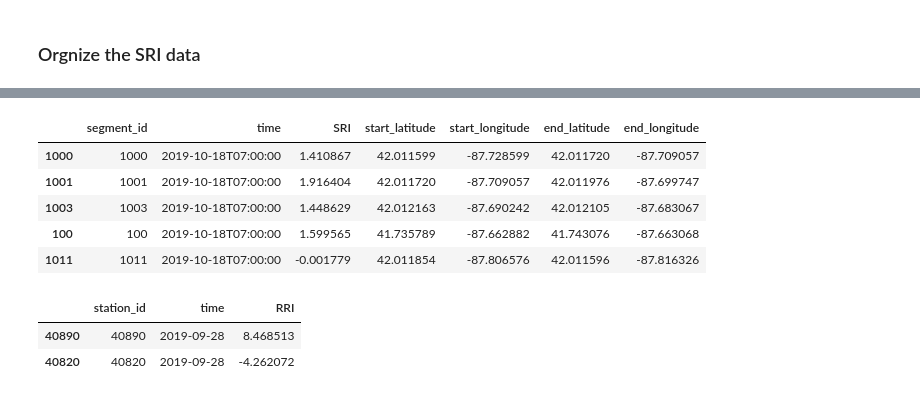
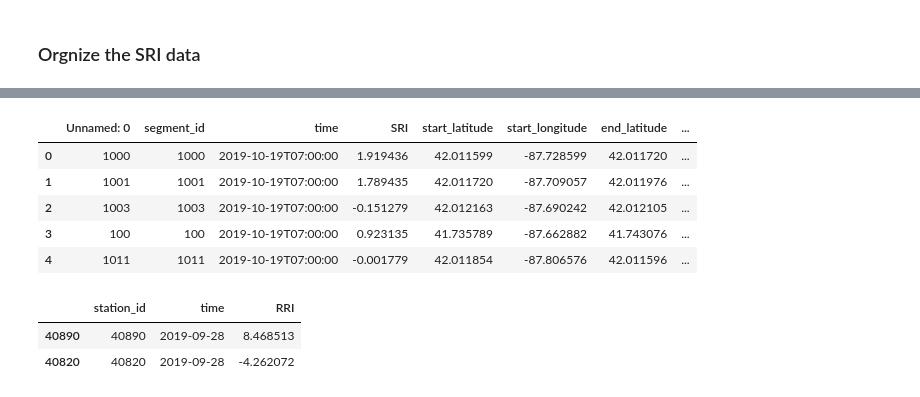
Before and after one commit to amandakhoo/data4all-team6, a Jupyter notebook: visulize SRI.ipynb, the cells around one changed output, grey strips where cells are left out. Drawn from its saved outputs; the diff is of its cells as text; code cells hidden in the pictures.

```diff
--- a/visulize SRI.ipynb
+++ b/visulize SRI.ipynb
@@ -73,13 +96,13 @@ globals()['2019-09-21T07:00:00'+'SRI_df'].head()
 # %%
-SRI_orgnize('2019-10-18T07:00:00')
-globals()['2019-10-18T07:00:00'+'SRI_df'].head()
+SRI_orgnize('2019-10-19T07:00:00')
+globals()['2019-10-19T07:00:00'+'SRI_df'].head()
 # %% [output]
-|  | segment_id | time | SRI | start_latitude | start_longitude | end_latitude | end_longitude |
-| 1000 | 1000 | 2019-10-18T07:00:00 | 1.410867 | 42.011599 | -87.728599 | 42.011720 | -87.709057 |
-| 1001 | 1001 | 2019-10-18T07:00:00 | 1.916404 | 42.011720 | -87.709057 | 42.011976 | -87.699747 |
-| 1003 | 1003 | 2019-10-18T07:00:00 | 1.448629 | 42.012163 | -87.690242 | 42.012105 | -87.683067 |
-| 100 | 100 | 2019-10-18T07:00:00 | 1.599565 | 41.735789 | -87.662882 | 41.743076 | -87.663068 |
-| 1011 | 1011 | 2019-10-18T07:00:00 | -0.001779 | 42.011854 | -87.806576 | 42.011596 | -87.816326 |
+|  | Unnamed: 0 | segment_id | time | SRI | start_latitude | start_longitude | end_latitude | ... |
+| 0 | 1000 | 1000 | 2019-10-19T07:00:00 | 1.919436 | 42.011599 | -87.728599 | 42.011720 | ... |
+| 1 | 1001 | 1001 | 2019-10-19T07:00:00 | 1.789435 | 42.011720 | -87.709057 | 42.011976 | ... |
+| 2 | 1003 | 1003 | 2019-10-19T07:00:00 | -0.151279 | 42.012163 | -87.690242 | 42.012105 | ... |
+| 3 | 100 | 100 | 2019-10-19T07:00:00 | 0.923135 | 41.735789 | -87.662882 | 41.743076 | ... |
+| 4 | 1011 | 1011 | 2019-10-19T07:00:00 | -0.001779 | 42.011854 | -87.806576 | 42.011596 | ... |
 # %%
 def RRI_orgnize(time_stamp,station_id_list):
     df_list = []
```
Also changed, not shown: parts of 11 cells of this notebook.
